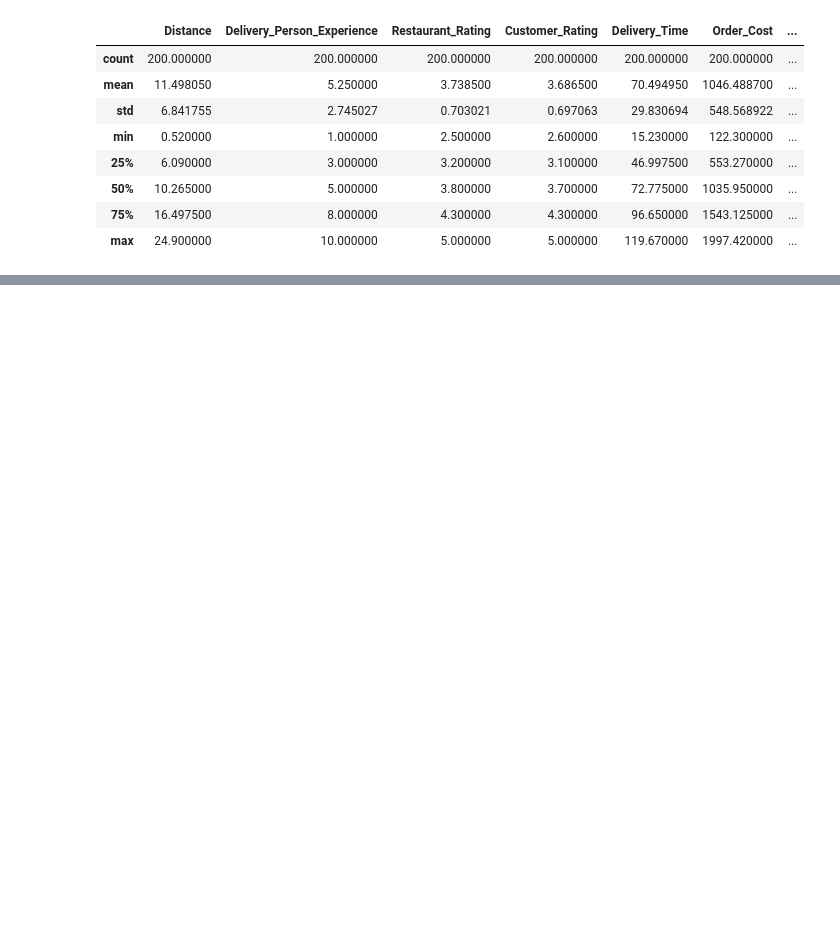
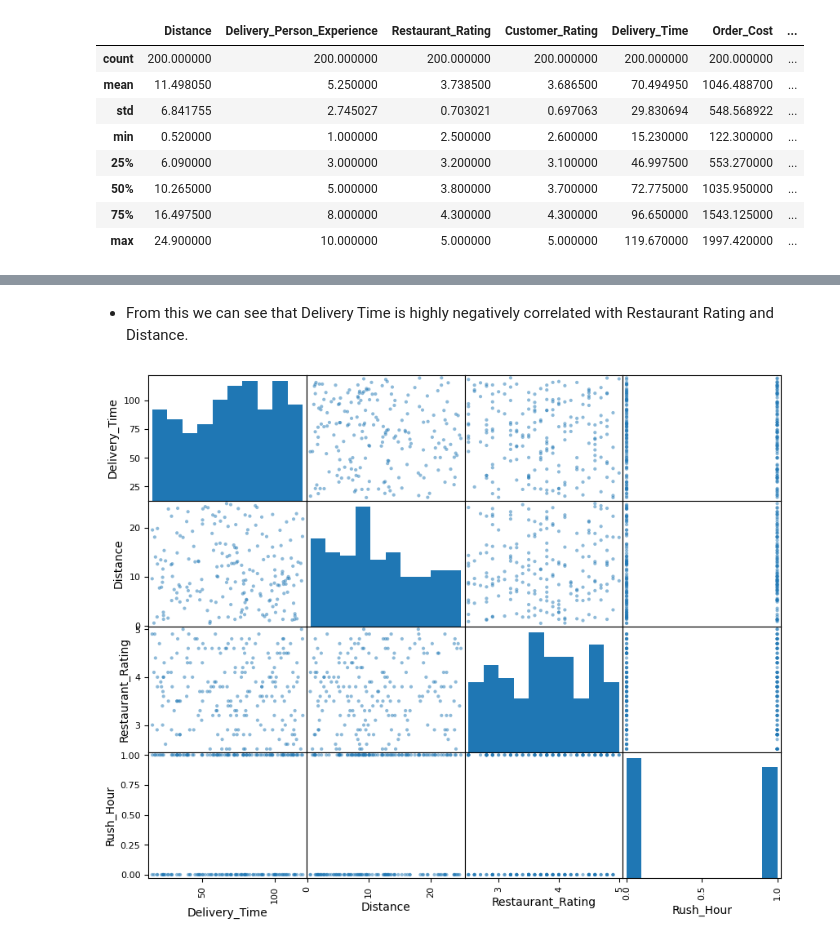
Before and after one commit to pstrings/MachineLearningTraining, a Jupyter notebook: Food_Delivery_Time_Prediction.ipynb, the cells around one changed output, grey strips where cells are left out. Saved outputs shown, nothing was run; the diff lists cells and outputs as text; code cells hidden in the pictures; blank space fills up the shorter version.

```diff
--- a/Food_Delivery_Time_Prediction.ipynb
+++ b/Food_Delivery_Time_Prediction.ipynb
@@ -57,3 +81,10 @@ delivery_data.describe()
+# %% [markdown]
+- From this we can see that Delivery Time is highly negatively correlated with Restaurant Rating and Distance.
+# %%
+pd.plotting.scatter_matrix(delivery_data[['Delivery_Time', 'Distance', 'Restaurant_Rating', 'Rush_Hour']], figsize=(10, 8))
+plt.show()
+# %% [output]
+[figure, added]
 # %%
 delivery_data.isna().sum()
 # %% [output]
```
Also changed, not shown: parts of 28 cells of this notebook.
